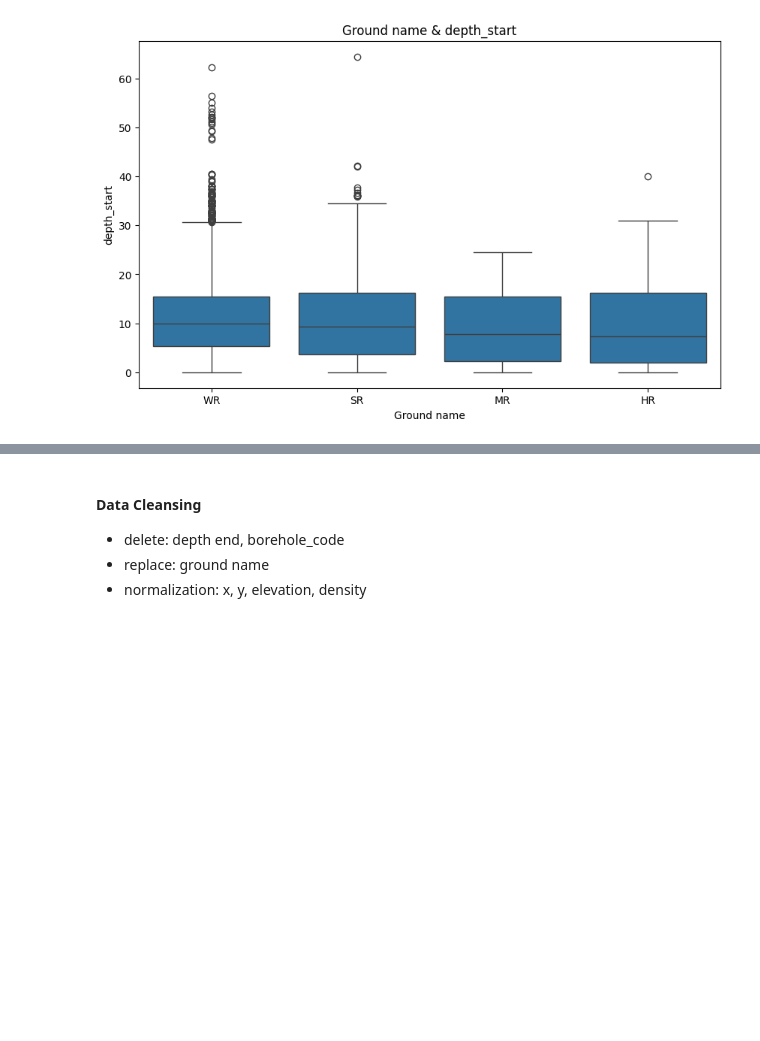
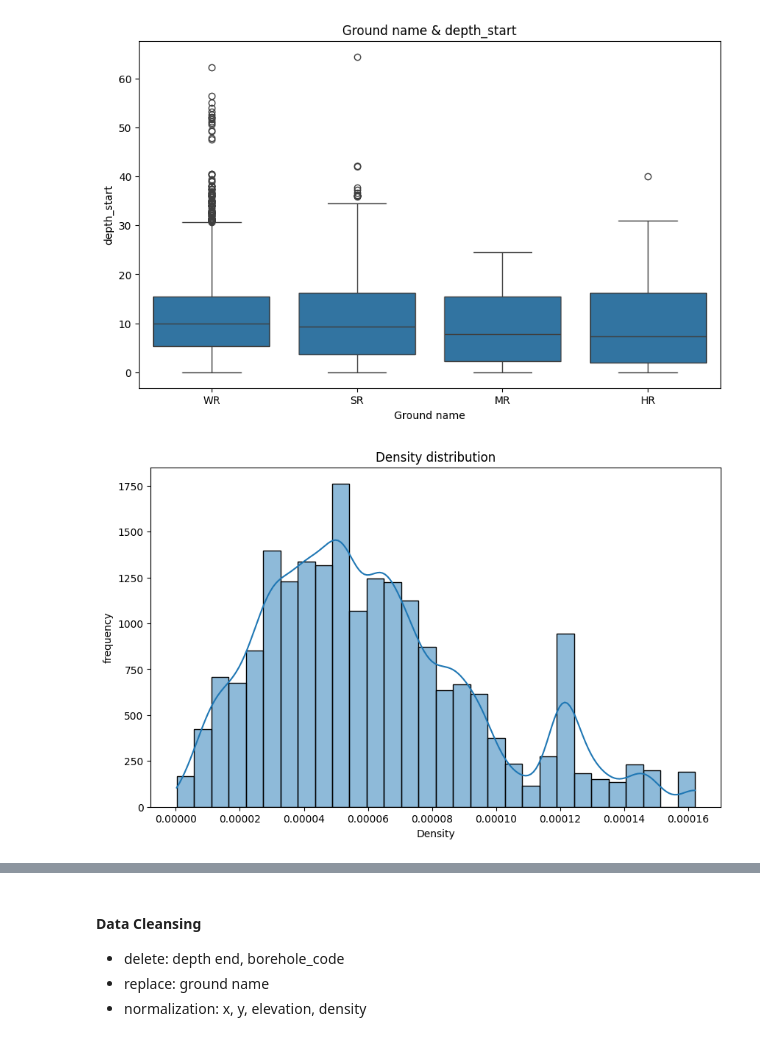
Before and after one commit to go0leum/rockhead_prediction, a Jupyter notebook: EDA.ipynb, the cells around one changed output, grey strips where cells are left out. Drawn from its saved outputs; the diff is of its cells as text; code cells hidden in the pictures; blank space fills up the shorter version.

```diff
--- a/EDA.ipynb
+++ b/EDA.ipynb
@@ -126,4 +132,9 @@ eda_utils.box_plot(df, 'Ground name', 'depth_start', 'Ground name & depth_start'
 # %% [output]
 [figure]
+# %%
+#depth distribution
+eda_utils.distribution_histogram(df_v, 'Density', 'Density distribution')
+# %% [output]
+[figure, added]
 # %%
 #elevation log scale distribution
```
Also changed, not shown: parts of 16 cells of this notebook.
